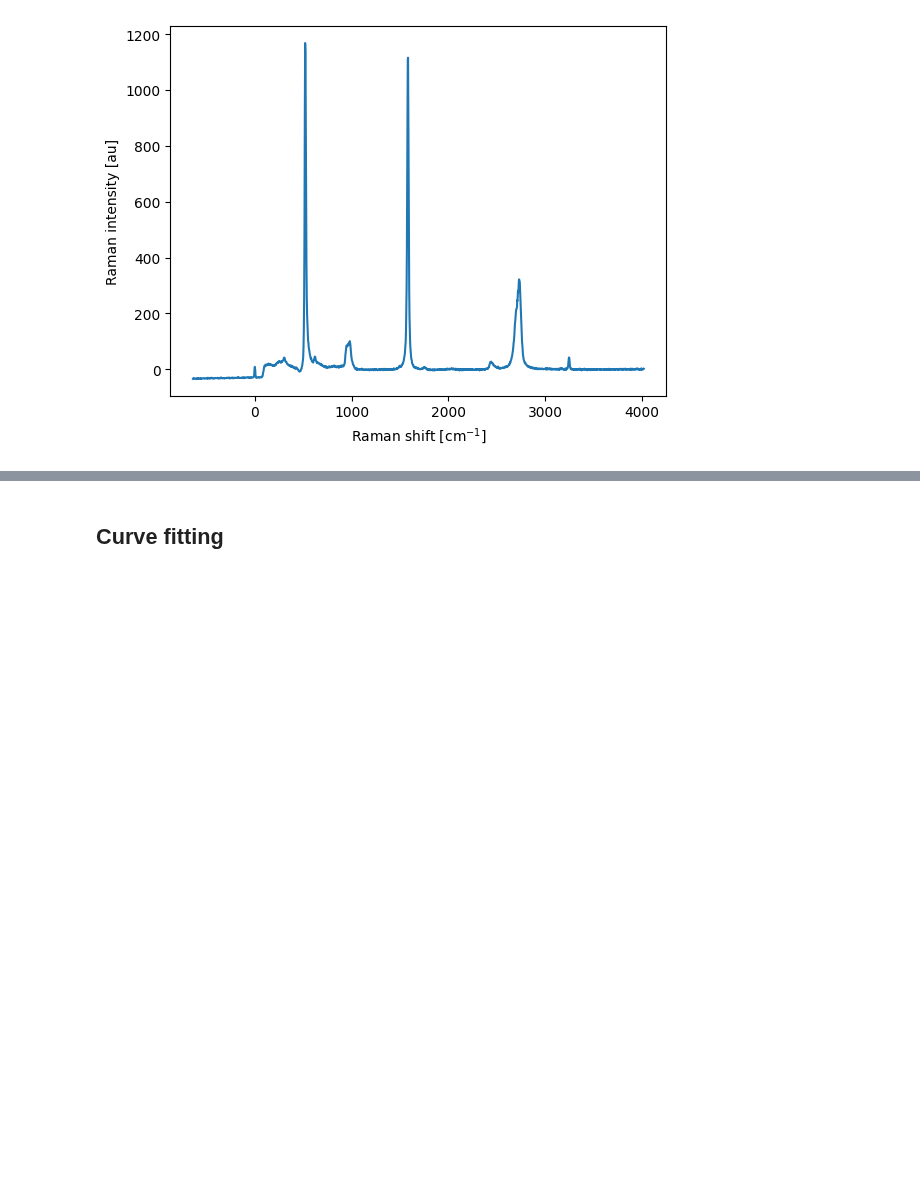
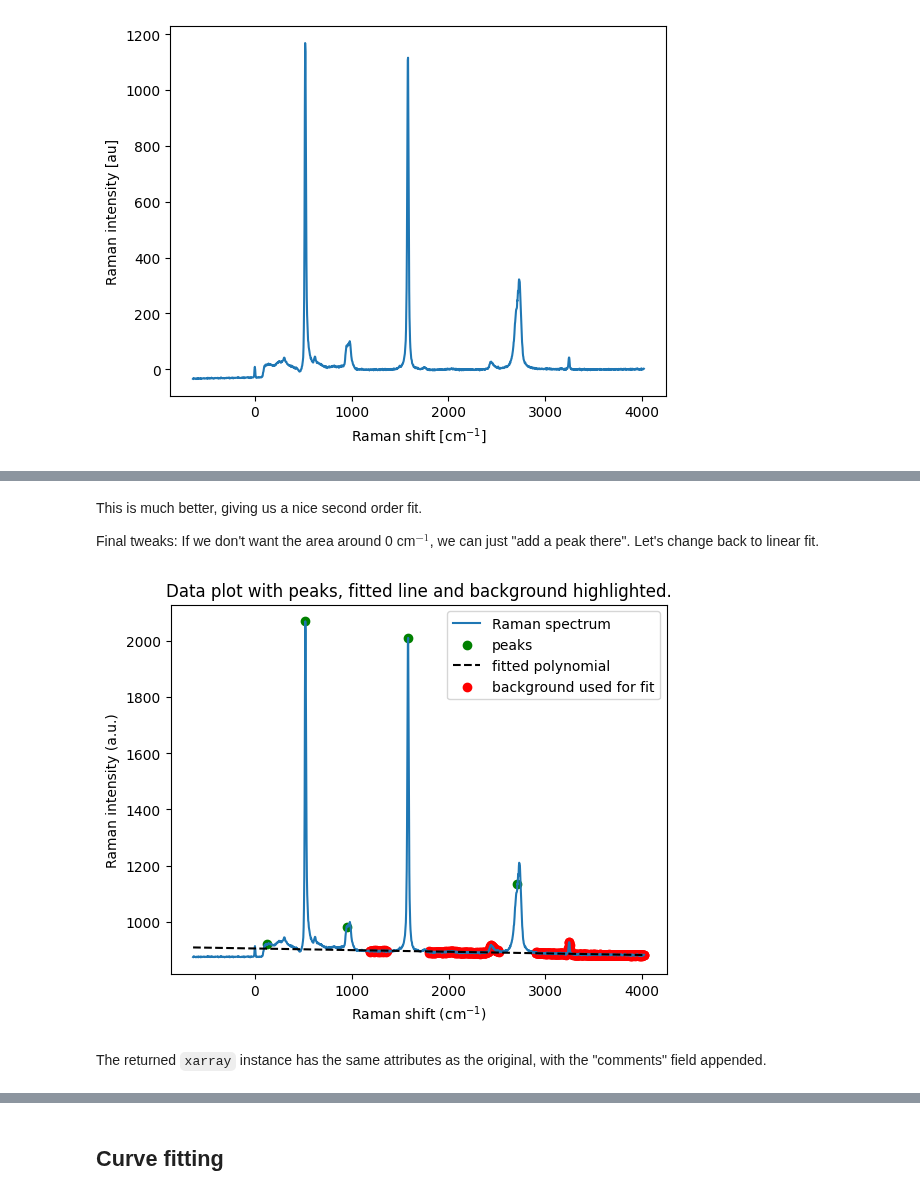
Before and after one commit to zrbyte/ramantools, a Jupyter notebook: ramantools tutorial.ipynb, the cells around one changed output, grey strips where cells are left out. Cells and saved outputs as stored; diff of their text form; code cells hidden in the pictures; blank space fills up the shorter version.

```diff
--- a/ramantools tutorial.ipynb
+++ b/ramantools tutorial.ipynb
@@ -276,0 +284,14 @@ array([874., 876., 875., ..., 881., 881., 882.])
+# %% [markdown]
+This is much better, giving us a nice second order fit.
+
+Final tweaks: If we don't want the area around 0 cm$^{-1}$, we can just "add a peak there". Let's change back to linear fit.
+# %%
+single_spec_nobg = singlespec.remove_bg(
+    toplot = True,
+    polyorder = 1,
+    peak_pos = [120, 520, 950, 1583, 2710],
+    wmin = 12)
+# %% [output]
+[figure, added]
+# %% [markdown]
+The returned `xarray` instance has the same attributes as the original, with the "comments" field appended.
```
Also changed, not shown: parts of 24 cells of this notebook, 1 other file.
